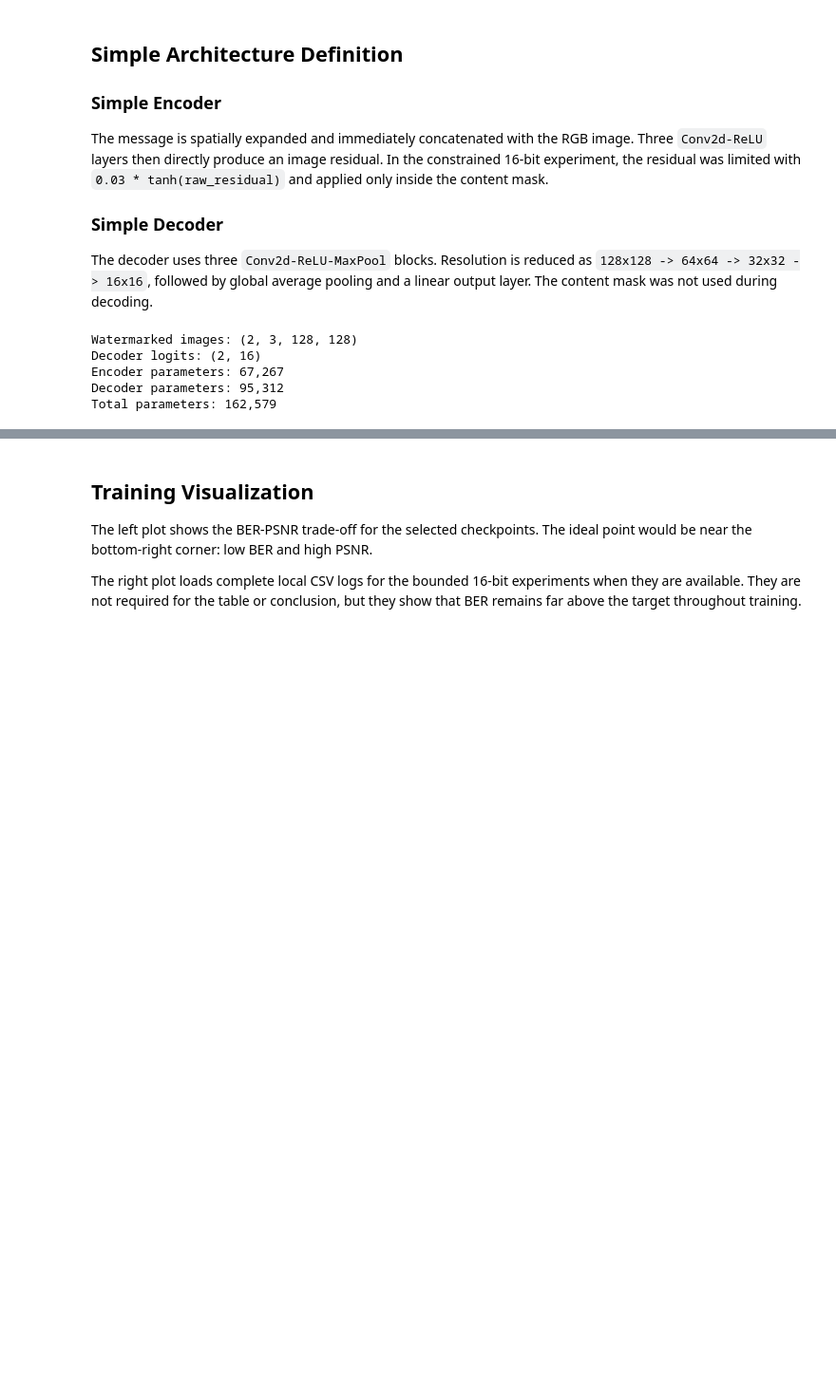
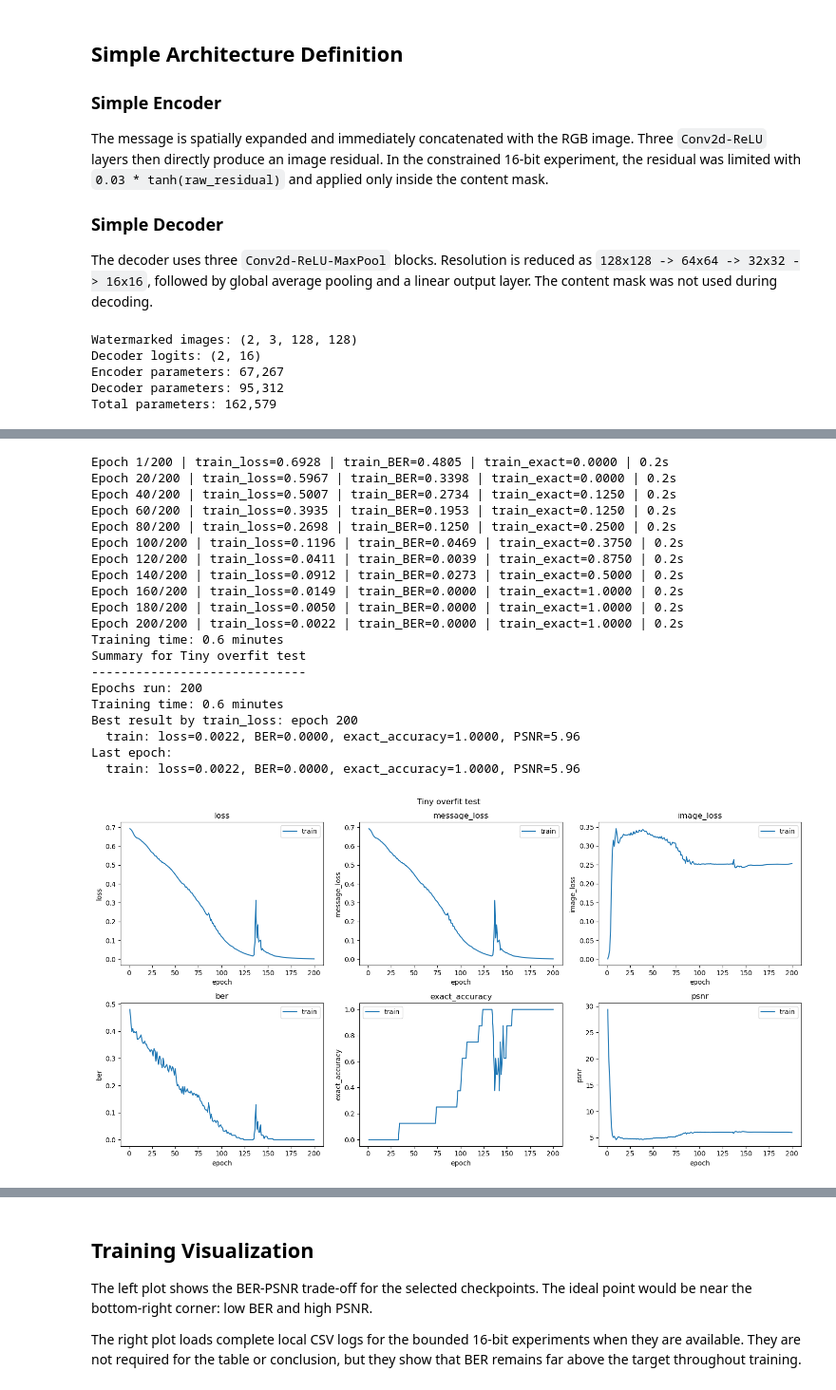
Before and after one commit to DavidT01/DeepImageWatermarking, a Jupyter notebook: notebooks/02_simple_architecture_baseline.ipynb, the cells around one changed output, grey strips where cells are left out. Shown at 95% size. Cells and saved outputs as stored; diff of their text form; code cells hidden in the pictures; blank space fills up the shorter version.

Commit message:
Restore complete simple architecture training record

```diff
--- a/notebooks/02_simple_architecture_baseline.ipynb
+++ b/notebooks/02_simple_architecture_baseline.ipynb
@@ -356,0 +334,9 @@ baseline_results.round(4)
+# %%
+SMALL_SPLIT_FILE = make_subset_splits_file(
+    SPLITS_FILE,
+    DATA_DIR / "splits_small.json",
+    n_train=8,
+    n_val=0,
+    n_test=0,
+)
+SMALL_SPLIT_FILE
@@ -356,0 +345,70 @@ baseline_results.round(4)
+# %%
+small_config = TrainConfig(
+    experiment_name="tiny-overfit",
+    epochs=200,
+    batch_size=8,
+    message_length=32,
+    learning_rate=1e-3,
+    image_loss_weight=0.0,
+    device="cuda",
+    checkpoint_dir="../results/small_overfit/checkpoints",
+    log_path="../results/small_overfit/experiments.csv",
+    print_every=20,
+)
+
+clear_training_log(small_config.log_path)
+
+with open(SMALL_SPLIT_FILE, "r") as f:
+    n_train_images = len(json.load(f)["train"])
+
+fixed_train_messages = torch.randint(
+    0,
+    2,
+    (n_train_images, small_config.message_length),
+    generator=torch.Generator().manual_seed(SEED),
+    dtype=torch.float32,
+)
+
+small_train_loader, _, _ = get_dataloaders(
+    DATA_DIR,
+    SMALL_SPLIT_FILE,
+    batch_size=small_config.batch_size,
+    num_workers=0,
+    shuffle_train=False,
+)
+
+small_encoder, small_decoder, small_history = fit(
+    train_loader=small_train_loader,
+    val_loader=small_train_loader,
+    config=small_config,
+    fixed_train_messages=fixed_train_messages,
+    fixed_val_messages=fixed_train_messages,
+)
+
+small_df = analyze_run(
+    small_config.log_path,
+    name="Tiny overfit test",
+    show_validation=False,
+)
+# %% [output]
+Epoch 1/200 | train_loss=0.6928 | train_BER=0.4805 | train_exact=0.0000 | 0.2s
+Epoch 20/200 | train_loss=0.5967 | train_BER=0.3398 | train_exact=0.0000 | 0.2s
+Epoch 40/200 | train_loss=0.5007 | train_BER=0.2734 | train_exact=0.1250 | 0.2s
+Epoch 60/200 | train_loss=0.3935 | train_BER=0.1953 | train_exact=0.1250 | 0.2s
+Epoch 80/200 | train_loss=0.2698 | train_BER=0.1250 | train_exact=0.2500 | 0.2s
+Epoch 100/200 | train_loss=0.1196 | train_BER=0.0469 | train_exact=0.3750 | 0.2s
+Epoch 120/200 | train_loss=0.0411 | train_BER=0.0039 | train_exact=0.8750 | 0.2s
+Epoch 140/200 | train_loss=0.0912 | train_BER=0.0273 | train_exact=0.5000 | 0.2s
+Epoch 160/200 | train_loss=0.0149 | train_BER=0.0000 | train_exact=1.0000 | 0.2s
+Epoch 180/200 | train_loss=0.0050 | train_BER=0.0000 | train_exact=1.0000 | 0.2s
+Epoch 200/200 | train_loss=0.0022 | train_BER=0.0000 | train_exact=1.0000 | 0.2s
+Training time: 0.6 minutes
+Summary for Tiny overfit test
+-----------------------------
+Epochs run: 200
+Training time: 0.6 minutes
+Best result by train_loss: epoch 200
+  train: loss=0.0022, BER=0.0000, exact_accuracy=1.0000, PSNR=5.96
+Last epoch:
+  train: loss=0.0022, BER=0.0000, exact_accuracy=1.0000, PSNR=5.96
+[figure, added]
```
Also changed, not shown: parts of 43 cells of this notebook.
